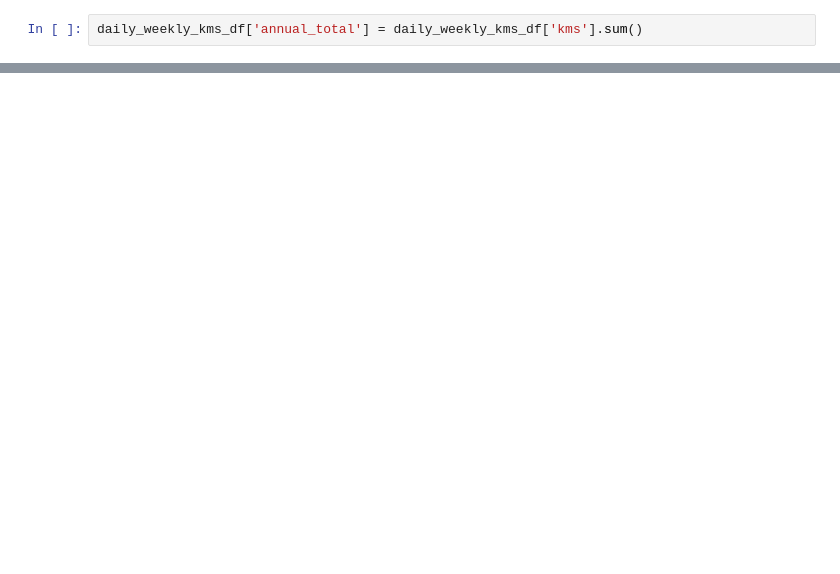
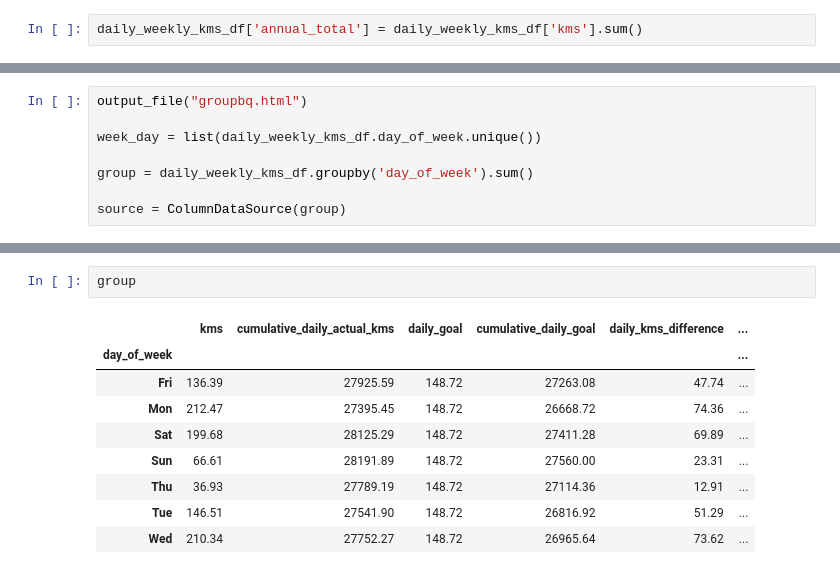
Before and after one commit to johnkbyrne/one-thousand-miles, a Jupyter notebook: get_strava_data/1000_kilometers.ipynb, the cells around one changed output, grey strips where cells are left out. Drawn from its saved outputs; the diff is of its cells as text; blank space fills up the shorter version.

```diff
--- a/get_strava_data/1000_kilometers.ipynb
+++ b/get_strava_data/1000_kilometers.ipynb
@@ -448,3 +443,11 @@ daily_weekly_kms_df.head()
 | 2018-01-03 00:00:00+00:00 | 4.95 | 16.29 | 2.86 | 8.57 | 1.73 | ... |
 | 2018-01-04 00:00:00+00:00 | 0.75 | 17.04 | 2.86 | 11.43 | 0.26 | ... |
 | 2018-01-05 00:00:00+00:00 | 5.65 | 22.69 | 2.86 | 14.29 | 1.98 | ... |
+# %%
+output_file("groupbq.html")
+
+week_day = list(daily_weekly_kms_df.day_of_week.unique())
+
+group = daily_weekly_kms_df.groupby('day_of_week').sum()
+
+source = ColumnDataSource(group)
@@ -450,0 +471,12 @@ daily_weekly_kms_df.head()
+# %%
+group
+# %% [output]
+|  | kms | cumulative_daily_actual_kms | daily_goal | cumulative_daily_goal | daily_kms_difference | ... |
+| day_of_week |  |  |  |  |  | ... |
+| Fri | 136.39 | 27925.59 | 148.72 | 27263.08 | 47.74 | ... |
+| Mon | 212.47 | 27395.45 | 148.72 | 26668.72 | 74.36 | ... |
+| Sat | 199.68 | 28125.29 | 148.72 | 27411.28 | 69.89 | ... |
+| Sun | 66.61 | 28191.89 | 148.72 | 27560.00 | 23.31 | ... |
+| Thu | 36.93 | 27789.19 | 148.72 | 27114.36 | 12.91 | ... |
+| Tue | 146.51 | 27541.90 | 148.72 | 26816.92 | 51.29 | ... |
+| Wed | 210.34 | 27752.27 | 148.72 | 26965.64 | 73.62 | ... |
```
Also changed, not shown: parts of 7 cells of this notebook, 8 other files.
